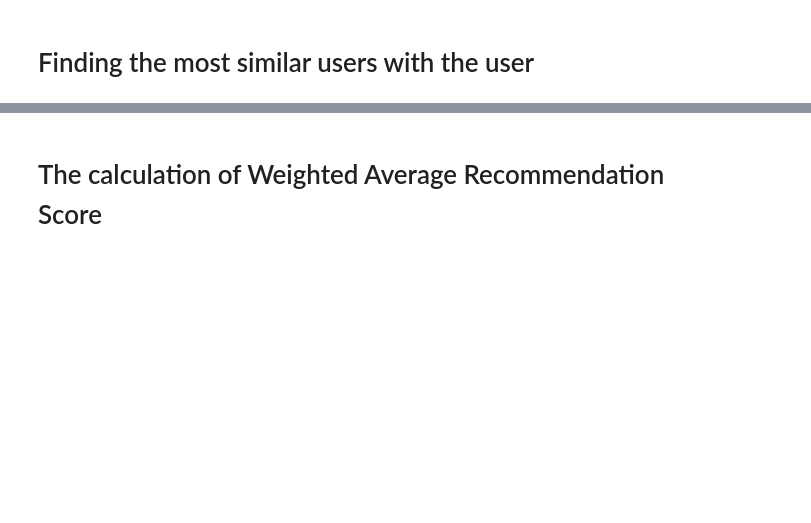
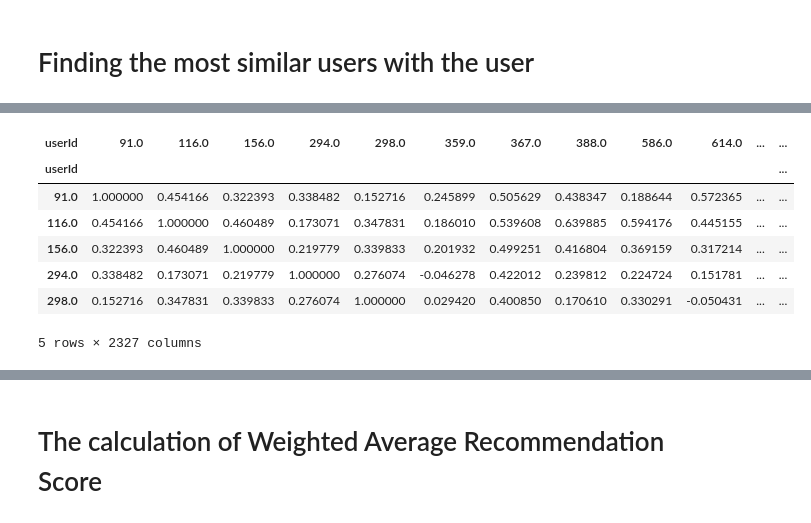
Before and after one commit to tugbabz/ds-projects, a Jupyter notebook: item-based-and-user-based-recommendation.ipynb, the cells around one changed output, grey strips where cells are left out. Saved outputs shown, nothing was run; the diff lists cells and outputs as text; code cells hidden in the pictures; blank space fills up the shorter version.

```diff
--- a/item-based-and-user-based-recommendation.ipynb
+++ b/item-based-and-user-based-recommendation.ipynb
@@ -52,5 +70,5 @@ common_movies = df[~df["title"].isin(rare_movies)]
 # %%
 # A pivot table where user id is the index, movie id is the column and ratings are the values is constructed.
 
-user_movie_df = common_movies.pivot_table(index = ["userId"], columns = ["movieId"], values = "rating")
+user_movie_df = common_movies.pivot_table(index = ["userId"], columns = ["title"], values = "rating")
 user_movie_df.head()
@@ -97,0 +216,11 @@ final_df.head()
+# %%
+final_df.T.corr().head()
+# %% [output]
+| userId | 91.0 | 116.0 | 156.0 | 294.0 | 298.0 | 359.0 | 367.0 | 388.0 | 586.0 | 614.0 | ... | ... |
+| userId |  |  |  |  |  |  |  |  |  |  |  | ... |
+| 91.0 | 1.000000 | 0.454166 | 0.322393 | 0.338482 | 0.152716 | 0.245899 | 0.505629 | 0.438347 | 0.188644 | 0.572365 | ... | ... |
+| 116.0 | 0.454166 | 1.000000 | 0.460489 | 0.173071 | 0.347831 | 0.186010 | 0.539608 | 0.639885 | 0.594176 | 0.445155 | ... | ... |
+| 156.0 | 0.322393 | 0.460489 | 1.000000 | 0.219779 | 0.339833 | 0.201932 | 0.499251 | 0.416804 | 0.369159 | 0.317214 | ... | ... |
+| 294.0 | 0.338482 | 0.173071 | 0.219779 | 1.000000 | 0.276074 | -0.046278 | 0.422012 | 0.239812 | 0.224724 | 0.151781 | ... | ... |
+| 298.0 | 0.152716 | 0.347831 | 0.339833 | 0.276074 | 1.000000 | 0.029420 | 0.400850 | 0.170610 | 0.330291 | -0.050431 | ... | ... |
+5 rows × 2327 columns
```
Also changed, not shown: parts of 31 cells of this notebook, 1 other file.
